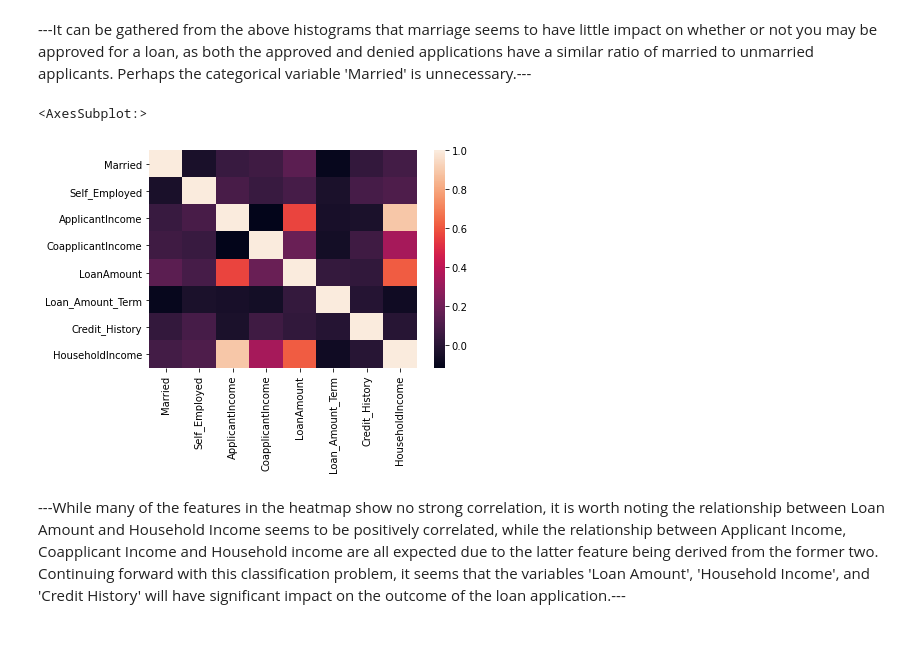
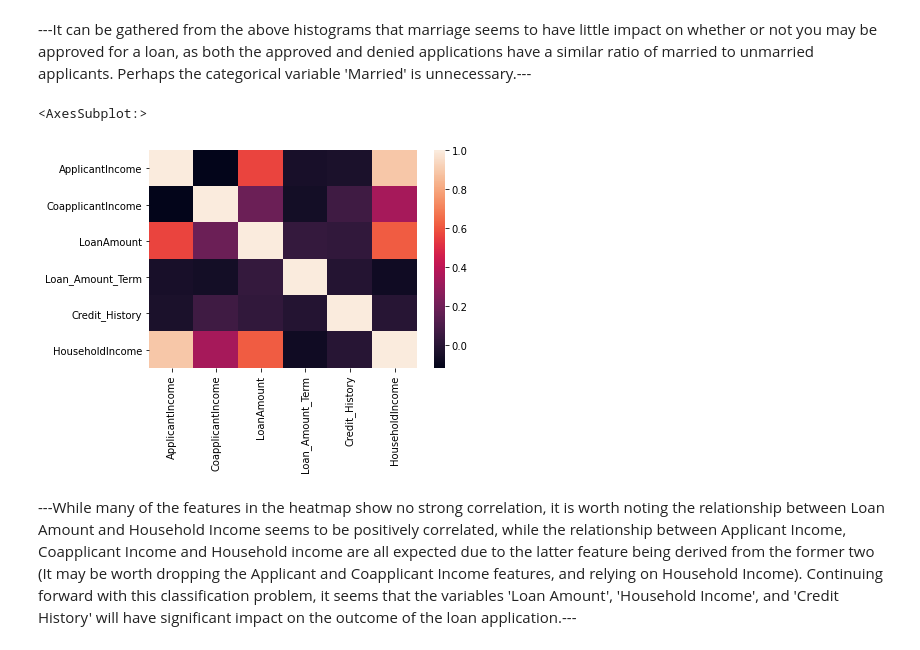
Before and after one commit to threeves91/Springboard, a Jupyter notebook: Capstone Project 2/Exploratory Data Analysis.ipynb, the cells around one changed output. Drawn from its saved outputs; the diff is of its cells as text; code cells hidden in the pictures.

```diff
--- a/Capstone Project 2/Exploratory Data Analysis.ipynb
+++ b/Capstone Project 2/Exploratory Data Analysis.ipynb
@@ -210,11 +210,11 @@ sns.relplot(x='LoanAmount', y=LA_N['HouseholdIncome'], hue='Married', data=loan_
 # %% [markdown]
 ---It can be gathered from the above histograms that marriage seems to have little impact on whether or not you may be approved for a loan, as both the approved and denied applications have a similar ratio of married to unmarried applicants. Perhaps the categorical variable 'Married' is unnecessary.---
 # %%
-num_data = loan_data[['ApplicantIncome', 'CoapplicantIncome', 'LoanAmount', 'Loan_Amount_Term', 'Credit']]
+num_data = loan_data[['ApplicantIncome', 'CoapplicantIncome', 'LoanAmount', 'Loan_Amount_Term', 'Credit_History', 'HouseholdIncome']]
 corr = num_data.corr()
 sns.heatmap(corr, xticklabels=corr.columns, yticklabels=corr.columns)
 # %% [output]
 <AxesSubplot:>
-[figure, old version]
+[figure, new version]
 # %% [markdown]
----While many of the features in the heatmap show no strong correlation, it is worth noting the relationship between Loan Amount and Household Income seems to be positively correlated, while the relationship between Applicant Income, Coapplicant Income and Household income are all expected due to the latter feature being derived from the former two. Continuing forward with this classification problem, it seems that the variables 'Loan Amount', 'Household Income', and 'Credit History' will have significant impact on the outcome of the loan application.---
+---While many of the features in the heatmap show no strong correlation, it is worth noting the relationship between Loan Amount and Household Income seems to be positively correlated, while the relationship between Applicant Income, Coapplicant Income and Household income are all expected due to the latter feature being derived from the former two (It may be worth dropping the Applicant and Coapplicant Income features, and relying on Household Income). Continuing forward with this classification problem, it seems that the variables 'Loan Amount', 'Household Income', and 'Credit History' will have significant impact on the outcome of the loan application.---
```
